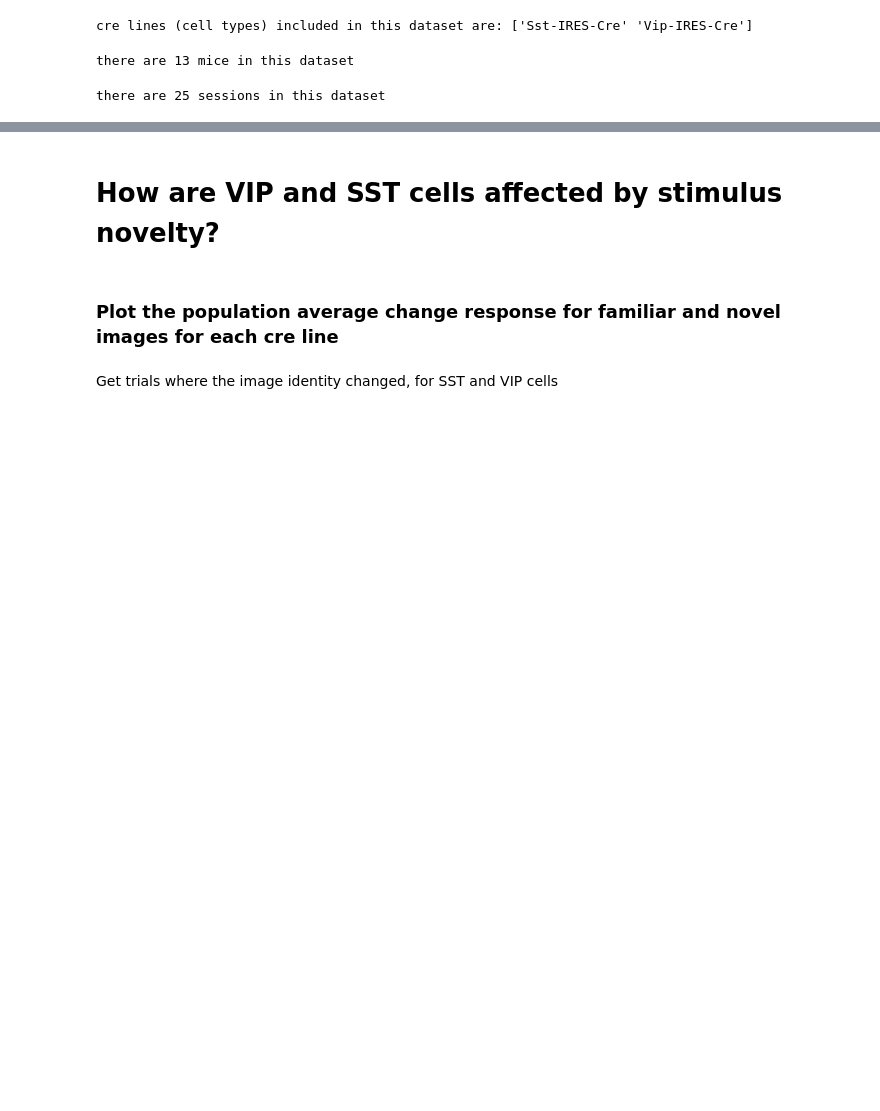
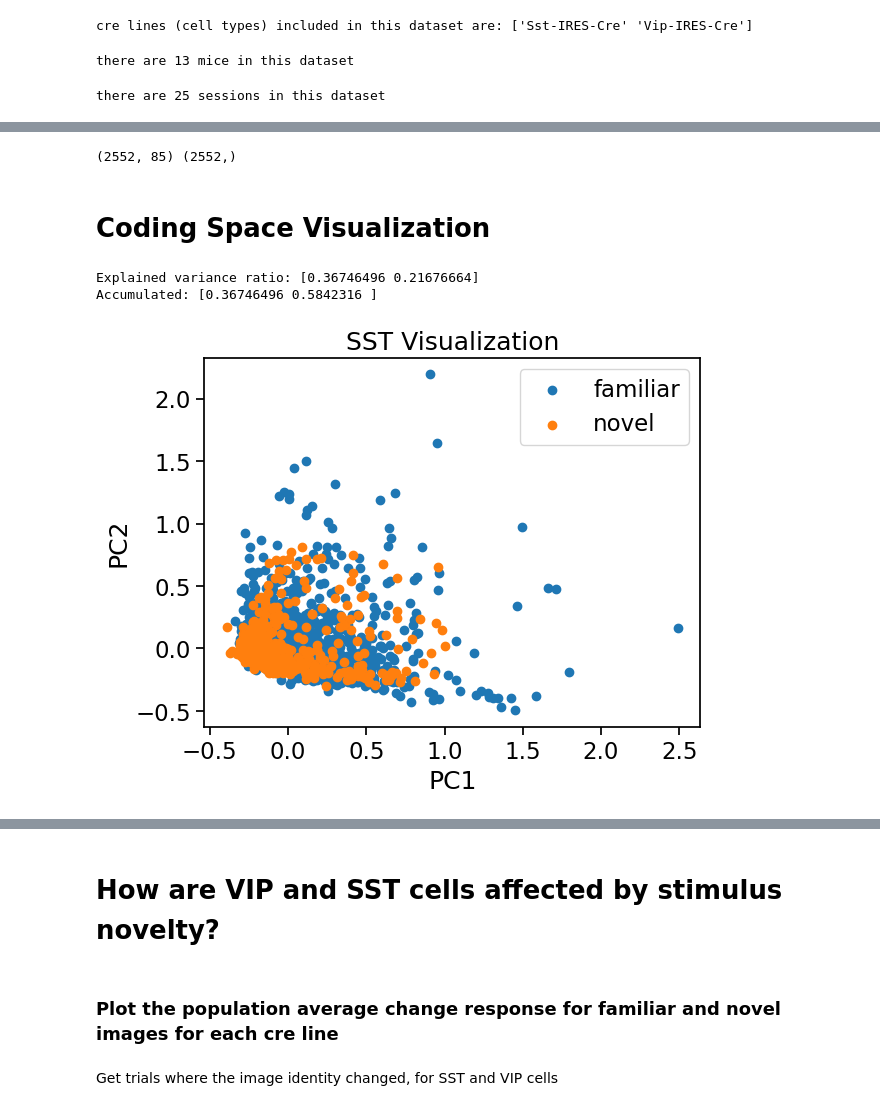
Before and after one commit to RiverGao/NMA_Proj_1, a Jupyter notebook: load_Allen_Visual_Behavior_from_pre_processed_file_changjiang.ipynb, the cells around one changed output, grey strips where cells are left out. Saved outputs shown, nothing was run; the diff lists cells and outputs as text; code cells hidden in the pictures; blank space fills up the shorter version.

```diff
--- a/load_Allen_Visual_Behavior_from_pre_processed_file_changjiang.ipynb
+++ b/load_Allen_Visual_Behavior_from_pre_processed_file_changjiang.ipynb
@@ -222,0 +268,5 @@ there are 25 sessions in this dataset
+# %%
+def average_coding(session_data, trial_id):
+  # use the average trace of a given trial as the coding
+  trial_data = session_data[session_data['stimulus_presentations_id'] == trial_id].trace.values
+  return trial_data.mean()
@@ -222,0 +276,45 @@ there are 25 sessions in this dataset
+# %%
+selected_sessions = select_sessions(data, 'SST')
+X_list = []
+y_list = []
+
+for session_id in selected_sessions.ophys_session_id.unique():
+  session_data = selected_sessions[selected_sessions['ophys_session_id'] == session_id]
+  session_labels = session_data.exposure_level.unique()
+  assert len(session_labels == 1)
+  session_label = 1 if session_labels[0] == 'novel' else 0
+
+  for trial_id in session_data.stimulus_presentations_id.unique():
+    X_list.append(average_coding(session_data, trial_id))
+    y_list.append(session_label)
+
+X = np.vstack(X_list)
+y = np.array(y_list)
+print(X.shape, y.shape)
+# %% [output]
+(2552, 85) (2552,)
+# %% [markdown]
+# Coding Space Visualization
+# %%
+from sklearn.decomposition import PCA
+
+pca = PCA(n_components=2)
+pca.fit(X)
+print(f'Explained variance ratio: {pca.explained_variance_ratio_}')
+print(f'Accumulated: {np.cumsum(pca.explained_variance_ratio_)}')
+
+X_reduced = pca.transform(X)
+for label in [0, 1]:
+  idx = np.where(y == label)
+  X_label = np.squeeze(np.take(X_reduced, idx, axis=0))
+  plt.scatter(X_label[:, 0], X_label[:, 1], label='novel' if label else 'familiar')
+
+plt.title('SST Visualization')
+plt.xlabel('PC1')
+plt.ylabel('PC2')
+plt.legend()
+plt.show()
+# %% [output]
+Explained variance ratio: [0.36746496 0.21676664]
+Accumulated: [0.36746496 0.5842316 ]
+[figure, added]
```
Also changed, not shown: parts of 9 cells of this notebook.
